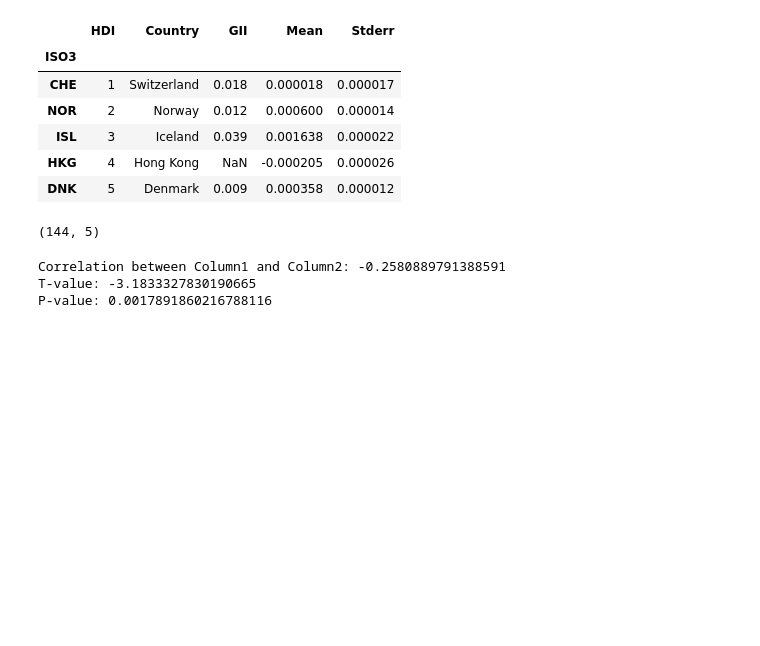
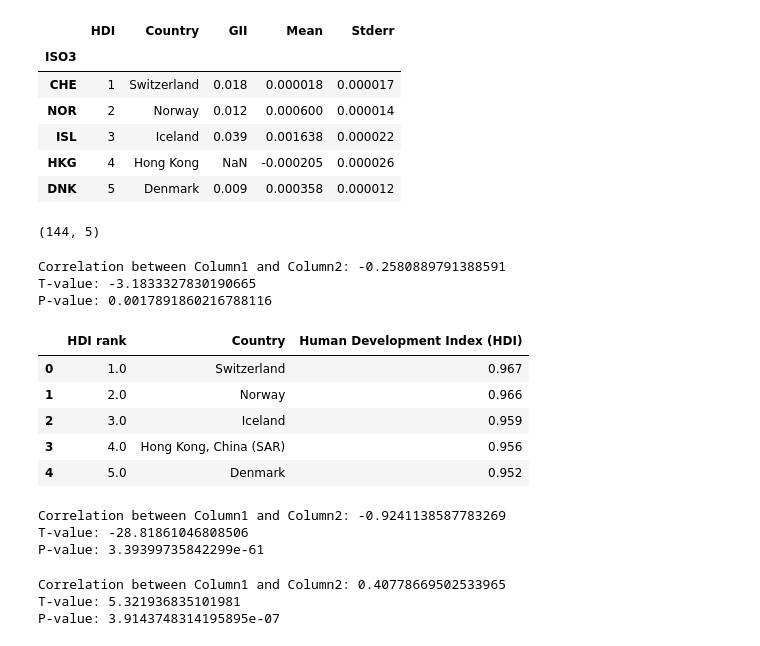
Before and after one commit to MichaelChaoLi-cpu/GallupWellBeingResearch, a Jupyter notebook: Code/MJ_VI_AbsShapContributionAnalysis_v1.ipynb, the cells around one changed output. Drawn from its saved outputs; the diff is of its cells as text; code cells hidden in the pictures; blank space fills up the shorter version.

```diff
--- a/Code/MJ_VI_AbsShapContributionAnalysis_v1.ipynb
+++ b/Code/MJ_VI_AbsShapContributionAnalysis_v1.ipynb
@@ -927,3 +927,14 @@ print(f"P-value: {p_value}")
 Correlation between Column1 and Column2: -0.2580889791388591
 T-value: -3.1833327830190665
 P-value: 0.0017891860216788116
+# %%
+HDI = pd.read_excel('Data/GII/HDR23-24_Statistical_Annex_HDI_Table.xlsx')
+# %%
+HDI.head()
+# %% [output]
+|  | HDI rank | Country | Human Development Index (HDI) |
+| 0 | 1.0 | Switzerland | 0.967 |
+| 1 | 2.0 | Norway | 0.966 |
+| 2 | 3.0 | Iceland | 0.959 |
+| 3 | 4.0 | Hong Kong, China (SAR) | 0.956 |
+| 4 | 5.0 | Denmark | 0.952 |
@@ -929,0 +947,28 @@ P-value: 0.0017891860216788116
+# %%
+n = 144
+r = GII['HDIindex'].corr(GII['GII'], method='pearson')
+print(f"Correlation between Column1 and Column2: {r}")
+# Compute t-value
+t_value = (r * np.sqrt(n - 2)) / np.sqrt(1 - r**2)
+print(f"T-value: {t_value}")
+# Compute the p-value using scipy.stats
+p_value = stats.t.sf(np.abs(t_value), df=n-2)*2  # two-tailed p-value
+print(f"P-value: {p_value}")
+# %% [output]
+Correlation between Column1 and Column2: -0.9241138587783269
+T-value: -28.81861046808506
+P-value: 3.39399735842299e-61
+# %%
+n = 144
+r = GII['HDIindex'].corr(GII['Mean'], method='pearson')
+print(f"Correlation between Column1 and Column2: {r}")
+# Compute t-value
+t_value = (r * np.sqrt(n - 2)) / np.sqrt(1 - r**2)
+print(f"T-value: {t_value}")
+# Compute the p-value using scipy.stats
+p_value = stats.t.sf(np.abs(t_value), df=n-2)*2  # two-tailed p-value
+print(f"P-value: {p_value}")
+# %% [output]
+Correlation between Column1 and Column2: 0.40778669502533965
+T-value: 5.321936835101981
+P-value: 3.9143748314195895e-07
```
Also changed, not shown: parts of 4 cells of this notebook, 1 other file.
